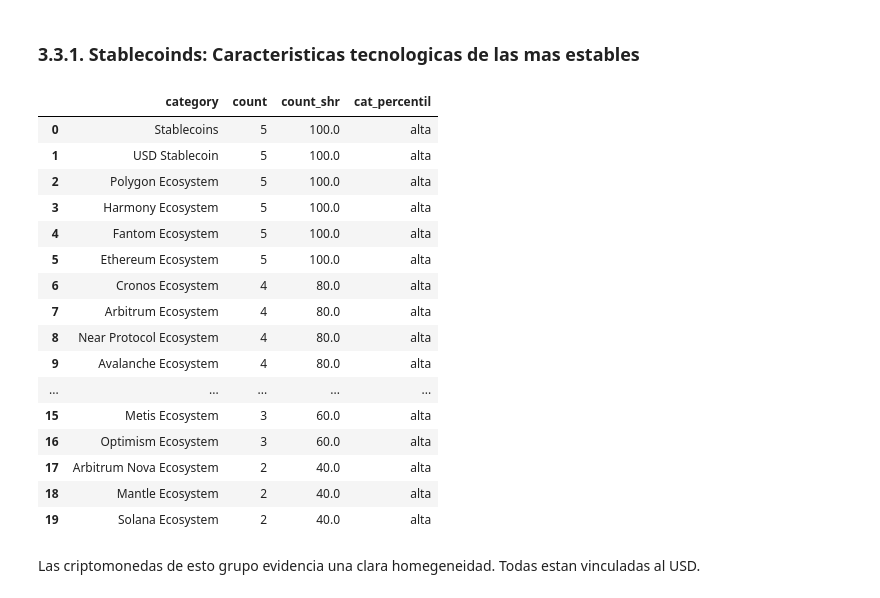
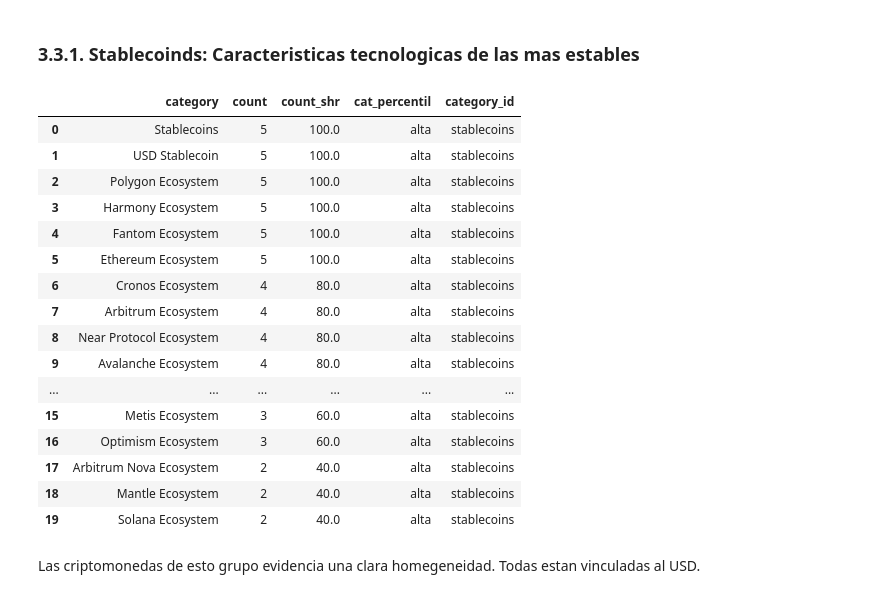
Before and after one commit to mmvvff/henry_pi_anltcs, a Jupyter notebook: data_process/03_eda_v2.ipynb, the cells around one changed output. Drawn from its saved outputs; the diff is of its cells as text; code cells hidden in the pictures.

```diff
--- a/data_process/03_eda_v2.ipynb
+++ b/data_process/03_eda_v2.ipynb
@@ -141,7 +166,7 @@ Con base en lo anterior, observamos que el 72% de nuestro subconjunto de casos e
 # nos concentramos unicamente en el grupo 'stablecoins'
 data_coins_info_stable = data_market.loc[
     data_market['category_id'].str.contains('stablecoins')][
-        ['coin_id','categories']].drop_duplicates(subset=['coin_id'])
+        ['category_id','coin_id','categories']].drop_duplicates(subset=['coin_id'])
 
 # calculamos la frecuencia de cada una de las etiquetas listadas
 # cada etiqueta corresponde a una caracteristica tecnologica
@@ -156,6 +181,7 @@ categories_freq_stable=pd.DataFrame(
 categories_freq_stable['count_shr']=round(
     (categories_freq_stable[
         'count']/data_coins_info_stable['coin_id'].nunique())*100,2)
+categories_freq_stable['category_id']=data_coins_info_stable['category_id'].unique()[0]
 
 # resultados
 categories_freq_stable.head(20)
@@ -420,4 +531,4 @@ data_vltlty_rank.head(3)
 # %%
 # promedio de la posicion a lo largo del tiempo
-data_vltlty_rank_index=data_vltlty_rank.groupby(
+data_vltlty_rank_index_mean=data_vltlty_rank.groupby(
     ['category_id','coin_id'])['vltlty_rank_rscld'].mean().reset_index()
@@ -449,0 +535,5 @@ data_volume_rank_index.head(5)
+# %%
+# promedio de la posicion a lo largo del tiempo
+data_volume_rank_index_mean=data_volume_rank.groupby(
+    ['category_id','coin_id'])['volumes_rank_rscld'].mean().reset_index()
+data_volume_rank_index_mean.head(5)
@@ -483,56 +607,57 @@ data_stblty_index.sort_values(
 ### 3.3.1. Stablecoinds: Caracteristicas tecnologicas de las mas estables
 # %%
 # definimos la mediana como el punto de corte
-data_stablecoins_median=data_stblty_index.loc[
-    data_stblty_index['category_id'].str.contains('stablecoins')][
-        'stblty_index'].median()
+data_stablecoins_median=data_stblty_index_mean.loc[
+    data_stblty_index_mean['category_id'].str.contains('stablecoins')][
+        'indice_estabilidad'].median()
 
 # definimos la mediana como el punto de corte
-data_stblty_index_stablecoins_high=data_stblty_index.loc[
-    (data_stblty_index['category_id'].str.contains('stablecoins')) &
-    (data_stblty_index['stblty_index'] >data_stablecoins_median)
+data_stblty_index_mean_stablecoins_high=data_stblty_index_mean.loc[
+    (data_stblty_index_mean['category_id'].str.contains('stablecoins')) &
+    (data_stblty_index_mean['indice_estabilidad'] >data_stablecoins_median)
     ].merge(data_coins_info_stable)
-data_stblty_index_stablecoins_low=data_stblty_index.loc[
-    (data_stblty_index['category_id'].str.contains('stablecoins')) &
-    (data_stblty_index['stblty_index'] <= data_stablecoins_median)
+data_stblty_index_mean_stablecoins_low=data_stblty_index_mean.loc[
+    (data_stblty_index_mean['category_id'].str.contains('stablecoins')) &
+    (data_stblty_index_mean['indice_estabilidad'] <= data_stablecoins_median)
     ].merge(data_coins_info_stable)
 # %%
 # calculamos la frecuencia de cada una de las etiquetas listadas
 # cada etiqueta corresponde a una caracteristica tecnologica
 categories_freq_stable_high=pd.DataFrame(
     pd.Series(list(chain.from_iterable(
-        data_stblty_index_stablecoins_high['categories'].dropna())))
+        data_stblty_index_mean_stablecoins_high['categories'].dropna())))
     .value_counts()).reset_index().rename(columns={'index':'category'})
 
 # nuevamente, las caracteristicas no son excluyentes, asi que una criptomoneda puede evidenciar multiples caracteristicas
 # por esta razon, expresamos la frecuencia de cada caracteristica como porcentaje del total de casos del grupo;
 # naturalmente, todos los casos del grupo stablecoins son stablecoins;
 # dejamos esta fila como confirmacion de la consistencia en la conformacion de grupos
 categories_freq_stable_high['count_shr']=round(
     (categories_freq_stable_high[
-        'count']/data_stblty_index_stablecoins_high['coin_id'].nunique())*100,2)
+        'count']/data_stblty_index_mean_stablecoins_high['coin_id'].nunique())*100,2)
 categories_freq_stable_high['cat_percentil']='alta'
+categories_freq_stable_high['category_id']=data_stblty_index_mean_stablecoins_high['category_id'].unique()[0]
 
 # resultados
 categories_freq_stable_high.head(20)
 # %% [output]
-|  | category | count | count_shr | cat_percentil |
-| 0 | Stablecoins | 5 | 100.0 | alta |
-| 1 | USD Stablecoin | 5 | 100.0 | alta |
-| 2 | Polygon Ecosystem | 5 | 100.0 | alta |
-| 3 | Harmony Ecosystem | 5 | 100.0 | alta |
-| 4 | Fantom Ecosystem | 5 | 100.0 | alta |
-| 5 | Ethereum Ecosystem | 5 | 100.0 | alta |
-| 6 | Cronos Ecosystem | 4 | 80.0 | alta |
-| 7 | Arbitrum Ecosystem | 4 | 80.0 | alta |
-| 8 | Near Protocol Ecosystem | 4 | 80.0 | alta |
-| 9 | Avalanche Ecosystem | 4 | 80.0 | alta |
-| ... | ... | ... | ... | ... |
-| 15 | Metis Ecosystem | 3 | 60.0 | alta |
-| 16 | Optimism Ecosystem | 3 | 60.0 | alta |
-| 17 | Arbitrum Nova Ecosystem | 2 | 40.0 | alta |
-| 18 | Mantle Ecosystem | 2 | 40.0 | alta |
-| 19 | Solana Ecosystem | 2 | 40.0 | alta |
+|  | category | count | count_shr | cat_percentil | category_id |
+| 0 | Stablecoins | 5 | 100.0 | alta | stablecoins |
+| 1 | USD Stablecoin | 5 | 100.0 | alta | stablecoins |
+| 2 | Polygon Ecosystem | 5 | 100.0 | alta | stablecoins |
+| 3 | Harmony Ecosystem | 5 | 100.0 | alta | stablecoins |
+| 4 | Fantom Ecosystem | 5 | 100.0 | alta | stablecoins |
+| 5 | Ethereum Ecosystem | 5 | 100.0 | alta | stablecoins |
+| 6 | Cronos Ecosystem | 4 | 80.0 | alta | stablecoins |
+| 7 | Arbitrum Ecosystem | 4 | 80.0 | alta | stablecoins |
+| 8 | Near Protocol Ecosystem | 4 | 80.0 | alta | stablecoins |
+| 9 | Avalanche Ecosystem | 4 | 80.0 | alta | stablecoins |
+| ... | ... | ... | ... | ... | ... |
+| 15 | Metis Ecosystem | 3 | 60.0 | alta | stablecoins |
+| 16 | Optimism Ecosystem | 3 | 60.0 | alta | stablecoins |
+| 17 | Arbitrum Nova Ecosystem | 2 | 40.0 | alta | stablecoins |
+| 18 | Mantle Ecosystem | 2 | 40.0 | alta | stablecoins |
+| 19 | Solana Ecosystem | 2 | 40.0 | alta | stablecoins |
 # %% [markdown]
 Las criptomonedas de esto grupo evidencia una clara homegeneidad. Todas estan vinculadas al USD.
 # %%
```
Also changed, not shown: parts of 24 cells of this notebook, 18 other files.
